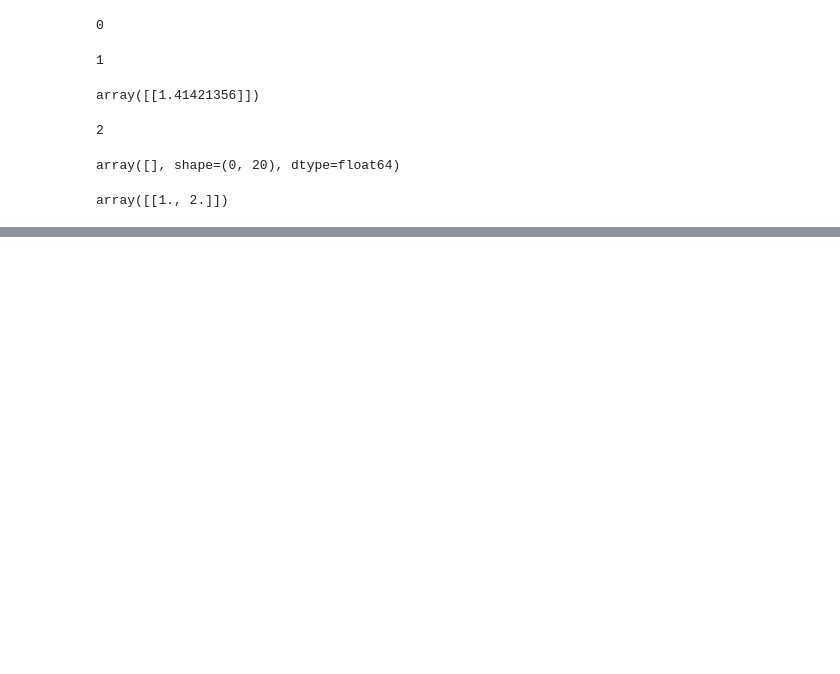
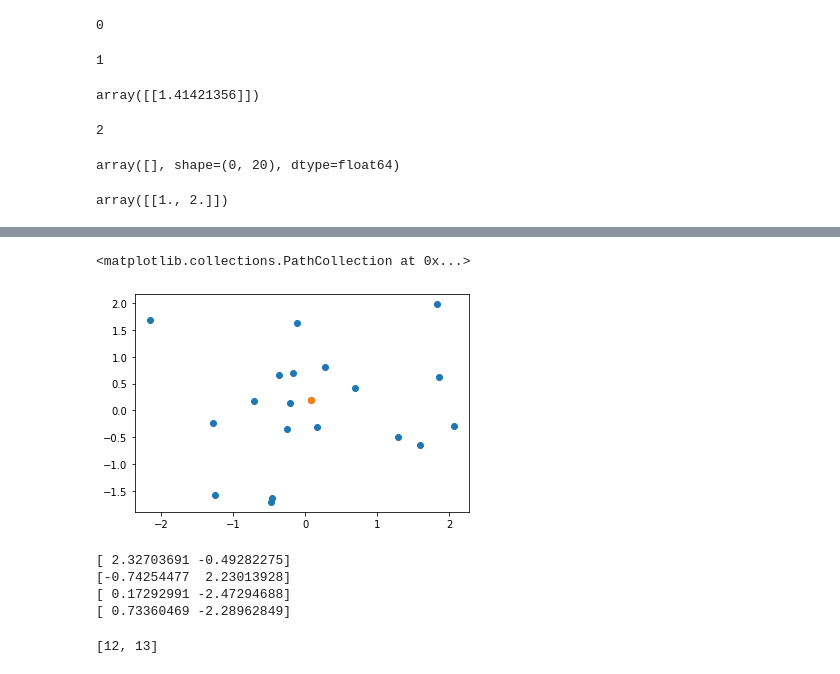
Before and after one commit to hsmmi/Exact-Acceleration-of-K-Means-and-K-Means-parallel, a Jupyter notebook: mohammad_workspace/test.ipynb, the cells around one changed output, grey strips where cells are left out. Saved outputs shown, nothing was run; the diff lists cells and outputs as text; code cells hidden in the pictures; blank space fills up the shorter version.

```diff
--- a/mohammad_workspace/test.ipynb
+++ b/mohammad_workspace/test.ipynb
@@ -304,0 +395,22 @@ array([[1., 2.]])
+# %%
+import vptree
+
+# Define distance function.
+def euclidean(p1, p2):
+  return np.sqrt(np.sum(np.power(p2 - p1, 2)))
+
+# Generate some random points.
+points = np.random.randn(20, 2)
+query = [0] * 2
+
+# Build tree in O(n log n) time complexity.
+tree = vptree.VPTree(points, euclidean)
+
+# Query single point.
+res=tree.get_nearest_neighbor(query)
+
+# Query n-points.
+# tree.get_n_nearest_neighbors(query, 10)
+
+# Get all points within certain distance.
+# tree.get_all_in_range(query, 3.14)
@@ -304,0 +440,6 @@ array([[1., 2.]])
+# %%
+plt.scatter(points[:,0],points[:,1])
+plt.scatter(res[1][0],res[1][1])
+# %% [output]
+<matplotlib.collections.PathCollection at 0x...>
+[figure, added]
@@ -304,0 +453,16 @@ array([[1., 2.]])
+# %%
+y=g(tree)
+while True:
+
+    right=y.right
+    if not right:
+        break
+
+    print(right.vp)
+
+    y=right
+# %% [output]
+[ 2.32703691 -0.49282275]
+[-0.74254477  2.23013928]
+[ 0.17292991 -2.47294688]
+[ 0.73360469 -2.28962849]
@@ -304,0 +475,4 @@ array([[1., 2.]])
+# %%
+c
+# %% [output]
+[12, 13]
```
Also changed, not shown: parts of 8 cells of this notebook.
